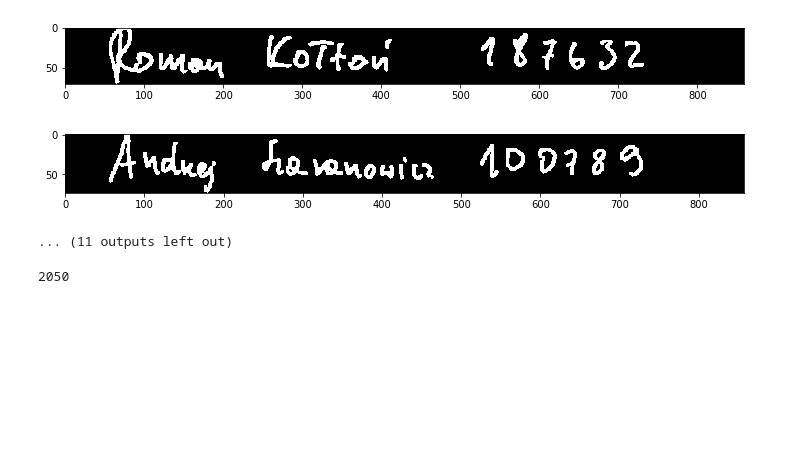
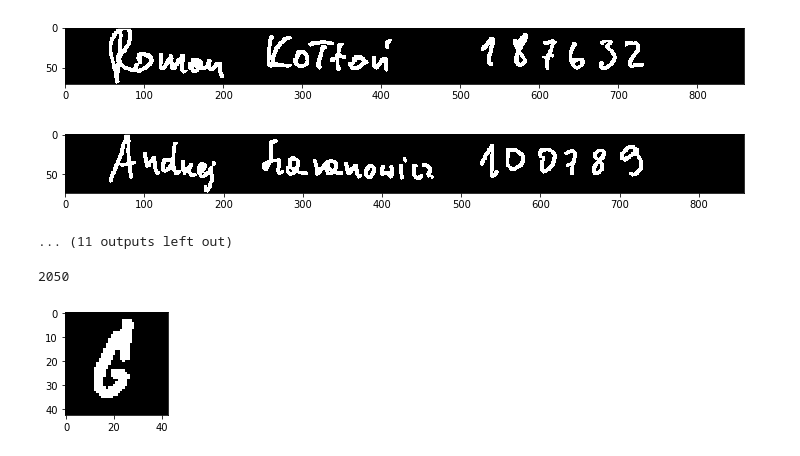
Before and after one commit to Warwick1156/PiRO2, a Jupyter notebook: ipynb/Row split.ipynb, the cells around one changed output. Cells and saved outputs as stored; diff of their text form; code cells hidden in the pictures; blank space fills up the shorter version.

```diff
--- a/ipynb/Row split.ipynb
+++ b/ipynb/Row split.ipynb
@@ -6,7 +6,7 @@ from matplotlib import pyplot as plt
 import imutils
 # %%
 def debug_plot_cv_img(img, cmap='gray'):
-    fig, ax = plt.subplots(figsize=(10, 22))
+    fig, ax = plt.subplots(figsize=(2, 4))
     ax.imshow(img, interpolation='nearest', cmap=cmap)
     plt.tight_layout()
 # %%
@@ -145,3 +147,23 @@ for i, c in enumerate(contours):
 img.shape[0]
 # %% [output]
 2050
+# %%
+def place_in_center(img):
+    img = img.astype(int)
+    rows, cols = img.shape
+    new_size = rows if rows > cols else cols
+
+    new_image = np.zeros((new_size, new_size)).astype(int)
+
+    x = int(new_size/2) - int(rows/2)
+    y = int(new_size/2) - int(cols/2)
+
+    new_image[x:x+rows, y:y+cols] = img
+    return new_image
+
+
+t=place_in_center(test)
+
+debug_plot_cv_img(t)
+# %% [output]
+[figure, added]
```
Also changed, not shown: parts of 4 cells of this notebook, 6 other files.
